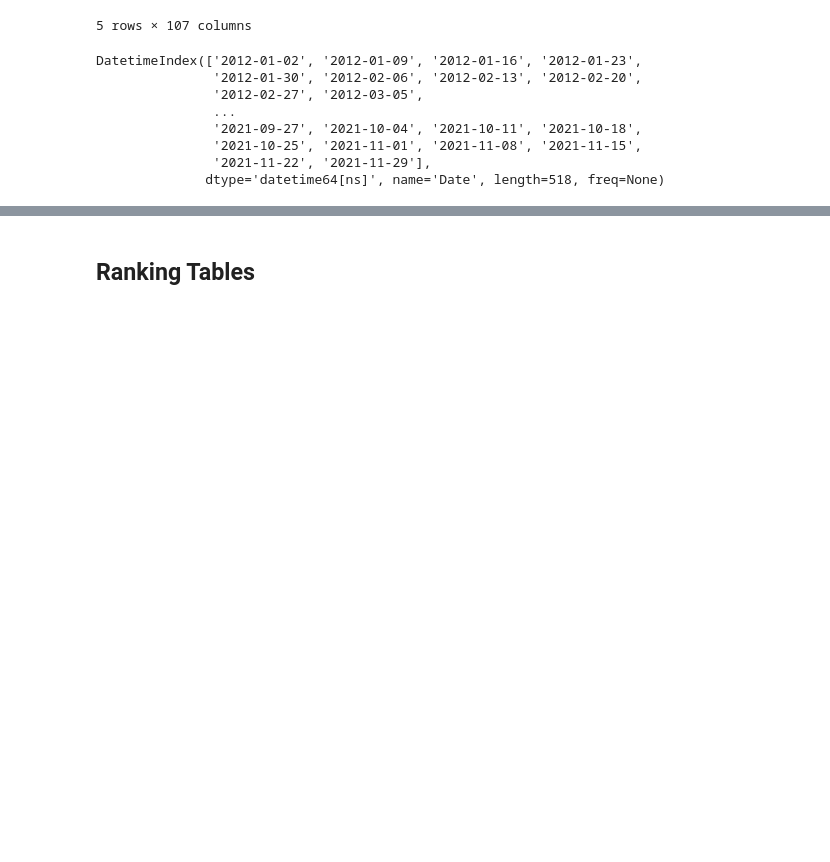
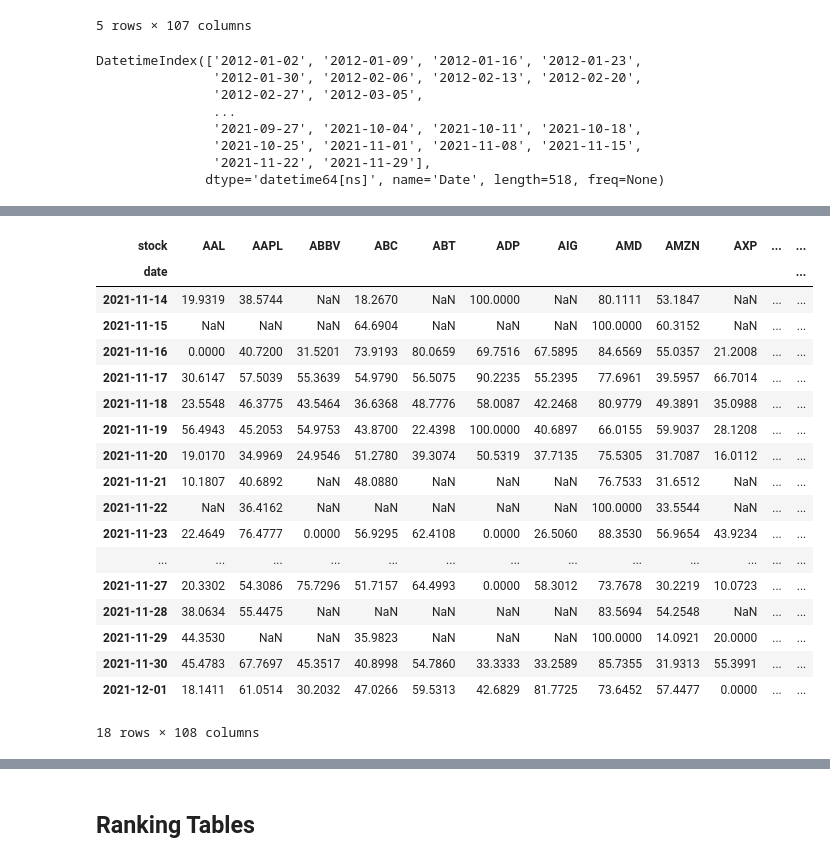
Before and after one commit to DaniloMendezR/master_thesis, a Jupyter notebook: Tables_creation.ipynb, the cells around one changed output, grey strips where cells are left out. Cells and saved outputs as stored; diff of their text form; code cells hidden in the pictures; blank space fills up the shorter version.

```diff
--- a/Tables_creation.ipynb
+++ b/Tables_creation.ipynb
@@ -216,0 +281,22 @@ def big_min_sentiment(sentiment:str, tolerance = 2):
+# %%
+big_sent_tables["big_linscr"].tail(18)
+# %% [output]
+| stock | AAL | AAPL | ABBV | ABC | ABT | ADP | AIG | AMD | AMZN | AXP | ... | ... |
+| date |  |  |  |  |  |  |  |  |  |  |  | ... |
+| 2021-11-14 | 19.9319 | 38.5744 | NaN | 18.2670 | NaN | 100.0000 | NaN | 80.1111 | 53.1847 | NaN | ... | ... |
+| 2021-11-15 | NaN | NaN | NaN | 64.6904 | NaN | NaN | NaN | 100.0000 | 60.3152 | NaN | ... | ... |
+| 2021-11-16 | 0.0000 | 40.7200 | 31.5201 | 73.9193 | 80.0659 | 69.7516 | 67.5895 | 84.6569 | 55.0357 | 21.2008 | ... | ... |
+| 2021-11-17 | 30.6147 | 57.5039 | 55.3639 | 54.9790 | 56.5075 | 90.2235 | 55.2395 | 77.6961 | 39.5957 | 66.7014 | ... | ... |
+| 2021-11-18 | 23.5548 | 46.3775 | 43.5464 | 36.6368 | 48.7776 | 58.0087 | 42.2468 | 80.9779 | 49.3891 | 35.0988 | ... | ... |
+| 2021-11-19 | 56.4943 | 45.2053 | 54.9753 | 43.8700 | 22.4398 | 100.0000 | 40.6897 | 66.0155 | 59.9037 | 28.1208 | ... | ... |
+| 2021-11-20 | 19.0170 | 34.9969 | 24.9546 | 51.2780 | 39.3074 | 50.5319 | 37.7135 | 75.5305 | 31.7087 | 16.0112 | ... | ... |
+| 2021-11-21 | 10.1807 | 40.6892 | NaN | 48.0880 | NaN | NaN | NaN | 76.7533 | 31.6512 | NaN | ... | ... |
+| 2021-11-22 | NaN | 36.4162 | NaN | NaN | NaN | NaN | NaN | 100.0000 | 33.5544 | NaN | ... | ... |
+| 2021-11-23 | 22.4649 | 76.4777 | 0.0000 | 56.9295 | 62.4108 | 0.0000 | 26.5060 | 88.3530 | 56.9654 | 43.9234 | ... | ... |
+| ... | ... | ... | ... | ... | ... | ... | ... | ... | ... | ... | ... | ... |
+| 2021-11-27 | 20.3302 | 54.3086 | 75.7296 | 51.7157 | 64.4993 | 0.0000 | 58.3012 | 73.7678 | 30.2219 | 10.0723 | ... | ... |
+| 2021-11-28 | 38.0634 | 55.4475 | NaN | NaN | NaN | NaN | NaN | 83.5694 | 54.2548 | NaN | ... | ... |
+| 2021-11-29 | 44.3530 | NaN | NaN | 35.9823 | NaN | NaN | NaN | 100.0000 | 14.0921 | 20.0000 | ... | ... |
+| 2021-11-30 | 45.4783 | 67.7697 | 45.3517 | 40.8998 | 54.7860 | 33.3333 | 33.2589 | 85.7355 | 31.9313 | 55.3991 | ... | ... |
+| 2021-12-01 | 18.1411 | 61.0514 | 30.2032 | 47.0266 | 59.5313 | 42.6829 | 81.7725 | 73.6452 | 57.4477 | 0.0000 | ... | ... |
+18 rows × 108 columns
```
Also changed, not shown: parts of 8 cells of this notebook, 2 other files.
